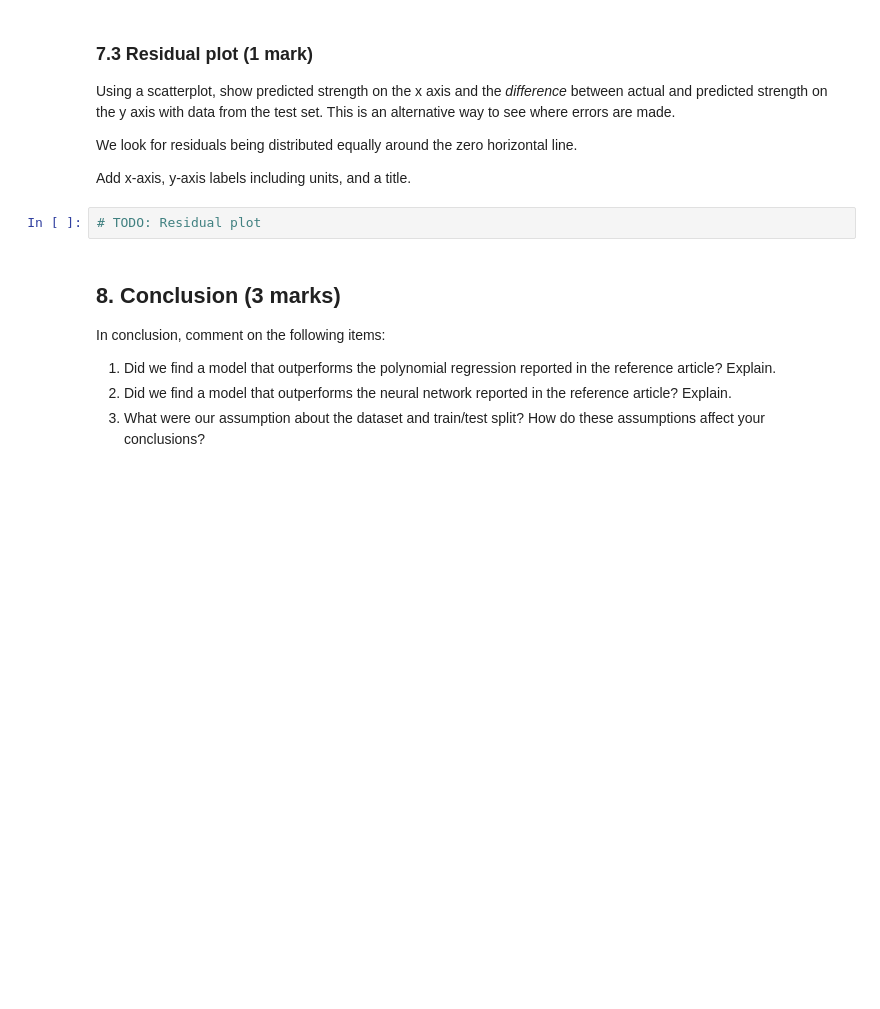
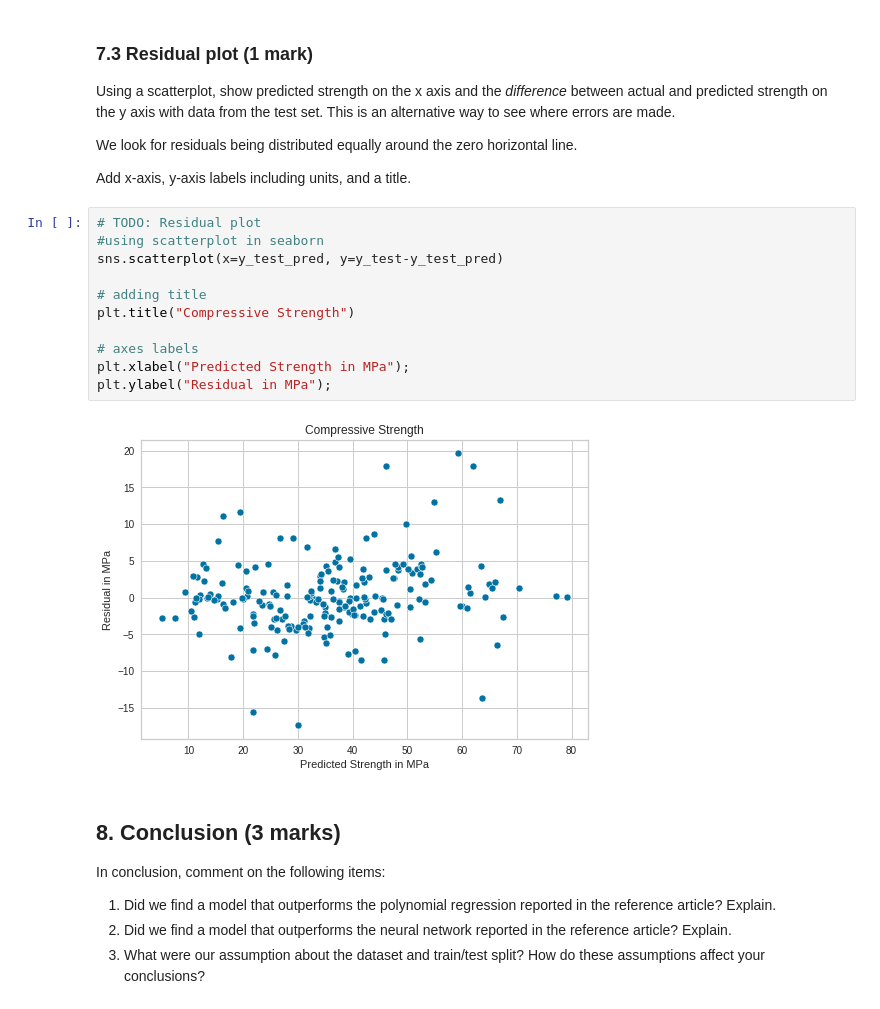
Before and after one commit to sofels/ENSF-611-Lab2, a Jupyter notebook: lab2.ipynb, the cells around one changed output. Cells and saved outputs as stored; diff of their text form; blank space fills up the shorter version.

```diff
--- a/lab2.ipynb
+++ b/lab2.ipynb
@@ -343,8 +352,19 @@ Using a scatterplot, show predicted strength on the x axis and the *difference*
 We look for residuals being distributed equally around the zero horizontal line.
 
 Add x-axis, y-axis labels including units, and a title.
-# %%
-# TODO: Residual plot
+# %%
+# TODO: Residual plot
+#using scatterplot in seaborn
+sns.scatterplot(x=y_test_pred, y=y_test-y_test_pred)
+
+# adding title
+plt.title("Compressive Strength")
+
+# axes labels
+plt.xlabel("Predicted Strength in MPa");
+plt.ylabel("Residual in MPa");
+# %% [output]
+[figure, added]
 # %% [markdown]
 ## 8. Conclusion (3 marks)
 
```
Also changed, not shown: parts of 12 cells of this notebook.
